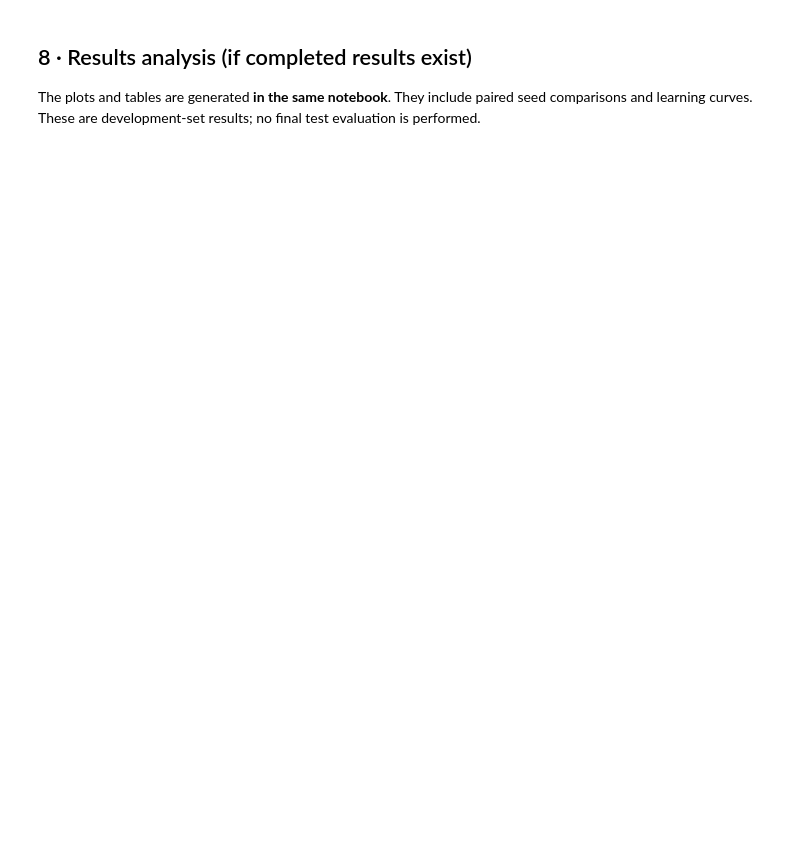
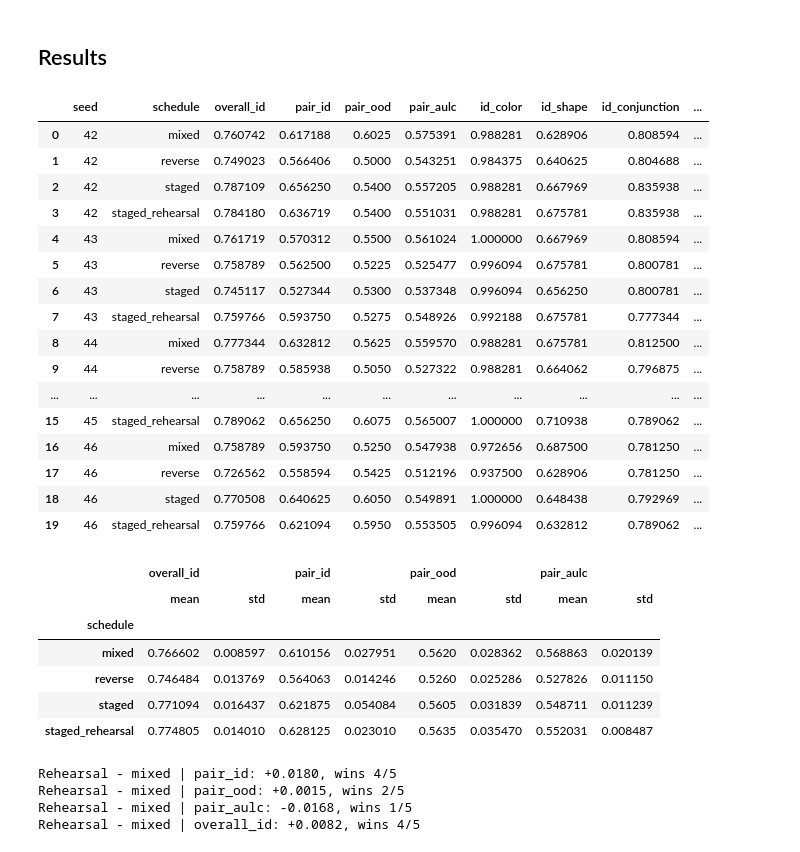
Before and after one commit to AIVIETNAM-AIO-LQThai/The-order-of-Learning, a Jupyter notebook: notebooks/medium_world/long_budget.ipynb, the cells around one changed output. Saved outputs shown, nothing was run; the diff lists cells and outputs as text; code cells hidden in the pictures; blank space fills up the shorter version.

```diff
--- a/notebooks/medium_world/long_budget.ipynb
+++ b/notebooks/medium_world/long_budget.ipynb
@@ -333,33 +206,51 @@ else:
-# %% [markdown]
-## 8 · Results analysis (if completed results exist)
-The plots and tables are generated **in the same notebook**. They include paired seed comparisons and learning curves. These are development-set results; no final test evaluation is performed.
+# %% [markdown]
+## Results
 # %%
-result_path = OUT_DIR / "schedule_comparison.json"
-if not result_path.is_file():
-    print("No full-run result found yet:", result_path)
-    report_loaded, metrics = None, pd.DataFrame()
-else:
-    report_loaded = json.loads(result_path.read_text(encoding="utf-8"))
-    rows = []
-    for run in report_loaded["runs"]:
-        if run["status"] != "completed":
-            continue
-        f = run["final"]
-        rows.append({"seed": run["seed"], "schedule": run["schedule"],
-                     "overall_id": f["id_dev"]["accuracy"],
-                     "pair_id": f["id_dev"]["by_template"].get("pair", np.nan),
-                     "pair_ood": f["ood_dev"]["by_template"].get("pair", np.nan),
-                     "pair_aulc": run["id_pair_aulc"],
-                     **{f"id_{task}": f["id_dev"]["by_template"].get(task, np.nan)
-                        for task in TASKS}})
-    metrics = pd.DataFrame(rows)
-    display(metrics.sort_values(["seed", "schedule"]).reset_index(drop=True))
-    summary = metrics.groupby("schedule")[["overall_id", "pair_id", "pair_ood", "pair_aulc"]].agg(["mean", "std"])
-    display(summary)
-    for metric in ("pair_id", "pair_ood", "pair_aulc", "overall_id"):
-        pivot = metrics.pivot(index="seed", columns="schedule", values=metric)
-        if {"mixed", "staged_rehearsal"}.issubset(pivot.columns):
-            differences = (pivot["staged_rehearsal"] - pivot["mixed"]).dropna()
-            print(f"Rehearsal - mixed, {metric}: mean={differences.mean():+.4f}, "
-                  f"wins={(differences > 0).sum()}/{len(differences)}")
+rows = []
+for run in report["runs"]:
+    f = run["final"]
+    rows.append({"seed": run["seed"], "schedule": run["schedule"],
+                 "overall_id": f["id_dev"]["accuracy"],
+                 "pair_id": f["id_dev"]["by_template"].get("pair", np.nan),
+                 "pair_ood": f["ood_dev"]["by_template"].get("pair", np.nan),
+                 "pair_aulc": run["id_pair_aulc"],
+                 **{f"id_{task}": f["id_dev"]["by_template"].get(task, np.nan)
+                    for task in TASKS}})
+metrics = pd.DataFrame(rows)
+display(metrics.sort_values(["seed", "schedule"]).reset_index(drop=True))
+display(metrics.groupby("schedule")[["overall_id", "pair_id", "pair_ood", "pair_aulc"]].agg(["mean", "std"]))
+for metric in ("pair_id", "pair_ood", "pair_aulc", "overall_id"):
+    pivot = metrics.pivot(index="seed", columns="schedule", values=metric)
+    if {"mixed", "staged_rehearsal"}.issubset(pivot.columns):
+        diff = (pivot["staged_rehearsal"] - pivot["mixed"]).dropna()
+        print(f"Rehearsal - mixed | {metric}: {diff.mean():+.4f}, wins {sum(diff > 0)}/{len(diff)}")
+# %% [output]
+|  | seed | schedule | overall_id | pair_id | pair_ood | pair_aulc | id_color | id_shape | id_conjunction | ... |
+| 0 | 42 | mixed | 0.760742 | 0.617188 | 0.6025 | 0.575391 | 0.988281 | 0.628906 | 0.808594 | ... |
+| 1 | 42 | reverse | 0.749023 | 0.566406 | 0.5000 | 0.543251 | 0.984375 | 0.640625 | 0.804688 | ... |
+| 2 | 42 | staged | 0.787109 | 0.656250 | 0.5400 | 0.557205 | 0.988281 | 0.667969 | 0.835938 | ... |
+| 3 | 42 | staged_rehearsal | 0.784180 | 0.636719 | 0.5400 | 0.551031 | 0.988281 | 0.675781 | 0.835938 | ... |
+| 4 | 43 | mixed | 0.761719 | 0.570312 | 0.5500 | 0.561024 | 1.000000 | 0.667969 | 0.808594 | ... |
+| 5 | 43 | reverse | 0.758789 | 0.562500 | 0.5225 | 0.525477 | 0.996094 | 0.675781 | 0.800781 | ... |
+| 6 | 43 | staged | 0.745117 | 0.527344 | 0.5300 | 0.537348 | 0.996094 | 0.656250 | 0.800781 | ... |
+| 7 | 43 | staged_rehearsal | 0.759766 | 0.593750 | 0.5275 | 0.548926 | 0.992188 | 0.675781 | 0.777344 | ... |
+| 8 | 44 | mixed | 0.777344 | 0.632812 | 0.5625 | 0.559570 | 0.988281 | 0.675781 | 0.812500 | ... |
+| 9 | 44 | reverse | 0.758789 | 0.585938 | 0.5050 | 0.527322 | 0.988281 | 0.664062 | 0.796875 | ... |
+| ... | ... | ... | ... | ... | ... | ... | ... | ... | ... | ... |
+| 15 | 45 | staged_rehearsal | 0.789062 | 0.656250 | 0.6075 | 0.565007 | 1.000000 | 0.710938 | 0.789062 | ... |
+| 16 | 46 | mixed | 0.758789 | 0.593750 | 0.5250 | 0.547938 | 0.972656 | 0.687500 | 0.781250 | ... |
+| 17 | 46 | reverse | 0.726562 | 0.558594 | 0.5425 | 0.512196 | 0.937500 | 0.628906 | 0.781250 | ... |
+| 18 | 46 | staged | 0.770508 | 0.640625 | 0.6050 | 0.549891 | 1.000000 | 0.648438 | 0.792969 | ... |
+| 19 | 46 | staged_rehearsal | 0.759766 | 0.621094 | 0.5950 | 0.553505 | 0.996094 | 0.632812 | 0.789062 | ... |
+|  | overall_id |  | pair_id |  | pair_ood |  | pair_aulc |  |
+|  | mean | std | mean | std | mean | std | mean | std |
+| schedule |  |  |  |  |  |  |  |  |
+| mixed | 0.766602 | 0.008597 | 0.610156 | 0.027951 | 0.5620 | 0.028362 | 0.568863 | 0.020139 |
+| reverse | 0.746484 | 0.013769 | 0.564063 | 0.014246 | 0.5260 | 0.025286 | 0.527826 | 0.011150 |
+| staged | 0.771094 | 0.016437 | 0.621875 | 0.054084 | 0.5605 | 0.031839 | 0.548711 | 0.011239 |
+| staged_rehearsal | 0.774805 | 0.014010 | 0.628125 | 0.023010 | 0.5635 | 0.035470 | 0.552031 | 0.008487 |
+Rehearsal - mixed | pair_id: +0.0180, wins 4/5
+Rehearsal - mixed | pair_ood: +0.0015, wins 2/5
+Rehearsal - mixed | pair_aulc: -0.0168, wins 1/5
+Rehearsal - mixed | overall_id: +0.0082, wins 4/5
 # %%
```
Also changed, not shown: parts of 22 cells of this notebook, 3 other files.
